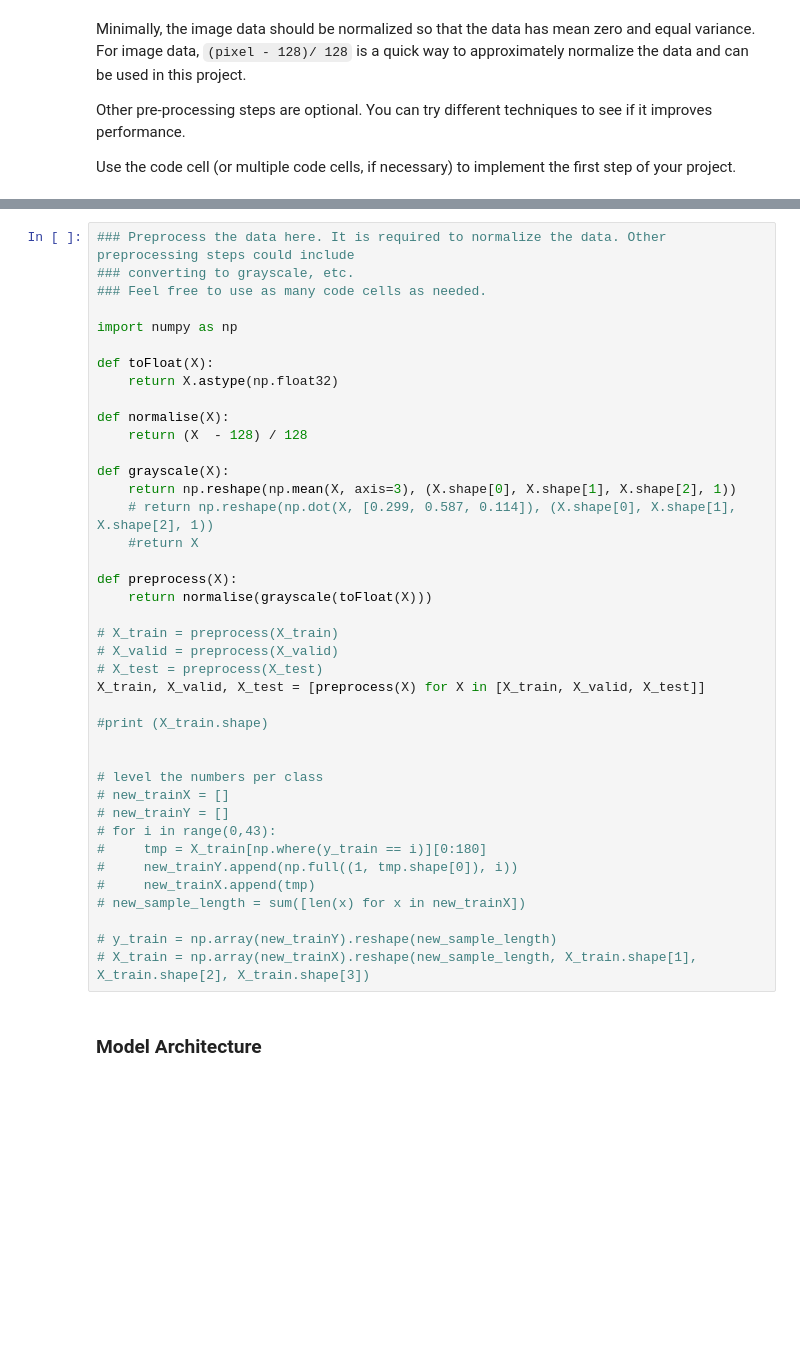
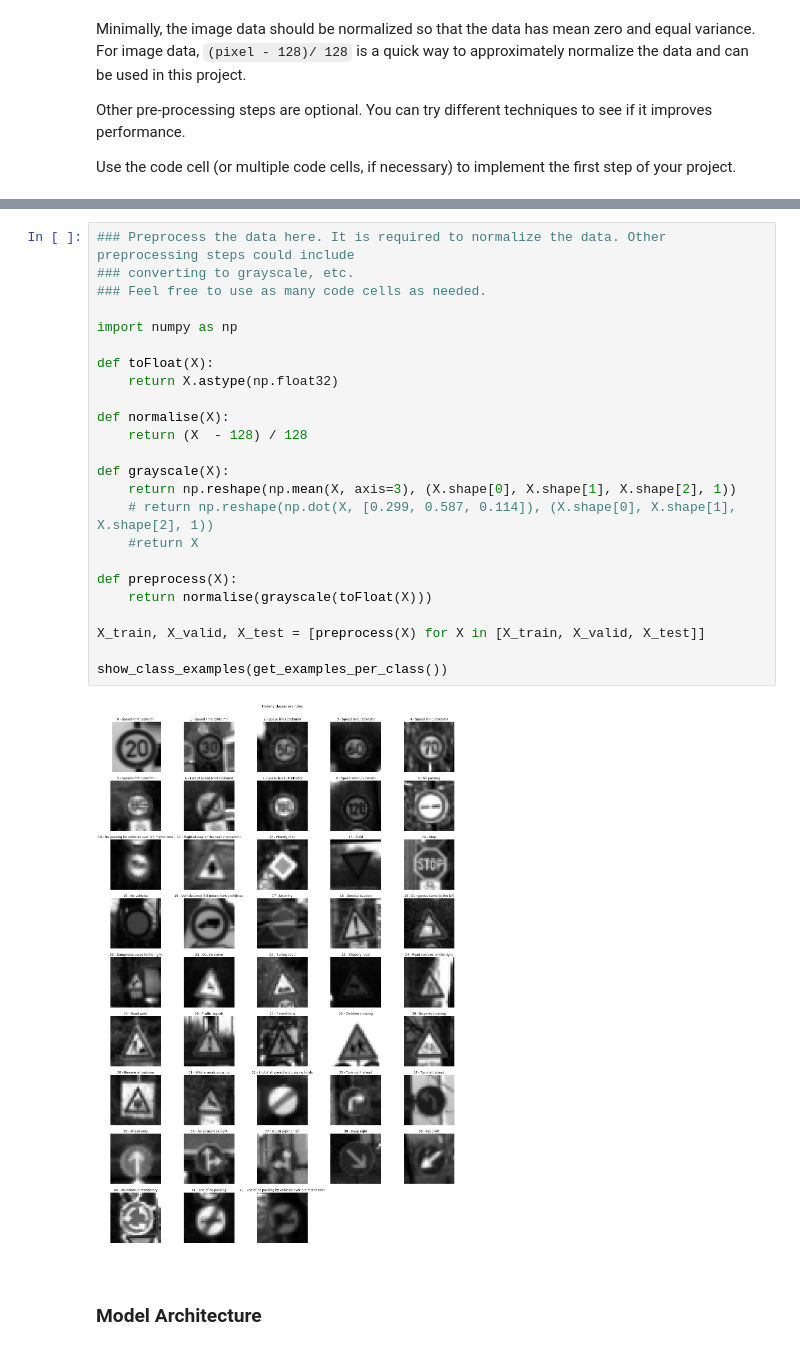
Before and after one commit to ivovandongen/CarND-Traffic-Sign-Classifier-Project, a Jupyter notebook: Traffic_Sign_Classifier.ipynb, the cells around one changed output, grey strips where cells are left out. Saved outputs shown, nothing was run; the diff lists cells and outputs as text; blank space fills up the shorter version.

```diff
--- a/Traffic_Sign_Classifier.ipynb
+++ b/Traffic_Sign_Classifier.ipynb
@@ -264,43 +260,29 @@ Processing images for class 42
 # %%
 ### Preprocess the data here. It is required to normalize the data. Other preprocessing steps could include
 ### converting to grayscale, etc.
 ### Feel free to use as many code cells as needed.
 
 import numpy as np
 
 def toFloat(X):
     return X.astype(np.float32)
 
 def normalise(X):
     return (X  - 128) / 128
 
 def grayscale(X):
     return np.reshape(np.mean(X, axis=3), (X.shape[0], X.shape[1], X.shape[2], 1))
     # return np.reshape(np.dot(X, [0.299, 0.587, 0.114]), (X.shape[0], X.shape[1], X.shape[2], 1))
     #return X
 
 def preprocess(X):
     return normalise(grayscale(toFloat(X)))
 
-# X_train = preprocess(X_train)
-# X_valid = preprocess(X_valid)
-# X_test = preprocess(X_test)
 X_train, X_valid, X_test = [preprocess(X) for X in [X_train, X_valid, X_test]]
 
-#print (X_train.shape)
-
-
-# level the numbers per class
-# new_trainX = []
-# new_trainY = []
-# for i in range(0,43):
-#     tmp = X_train[np.where(y_train == i)][0:180]
-#     new_trainY.append(np.full((1, tmp.shape[0]), i))
-#     new_trainX.append(tmp)
-# new_sample_length = sum([len(x) for x in new_trainX])
-
-# y_train = np.array(new_trainY).reshape(new_sample_length)
-# X_train = np.array(new_trainX).reshape(new_sample_length, X_train.shape[1], X_train.shape[2], X_train.shape[3])
+show_class_examples(get_examples_per_class())
+# %% [output]
+[figure, added]
 # %% [markdown]
 ### Model Architecture
 # %%
```
Also changed, not shown: parts of 17 cells of this notebook, 10 other files.
